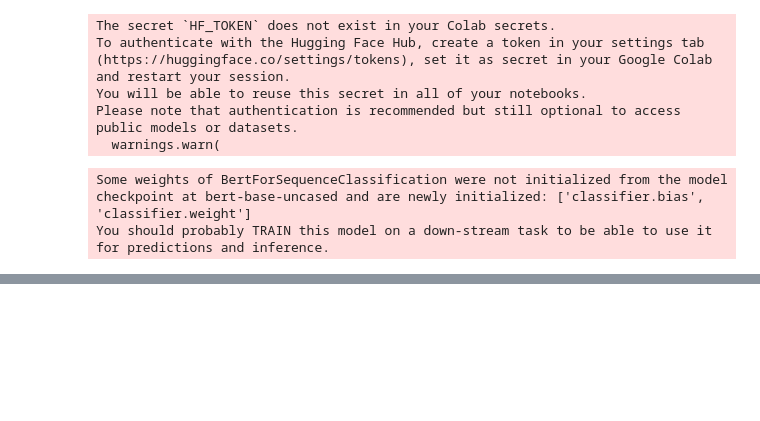
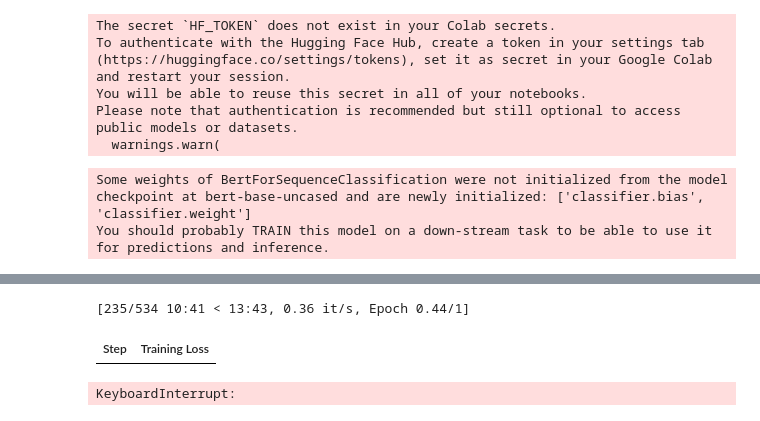
Before and after one commit to shown5/HandsOnLLM, a Jupyter notebook: chap11_fine_tuning_BERT.ipynb, the cells around one changed output, grey strips where cells are left out. Saved outputs shown, nothing was run; the diff lists cells and outputs as text; code cells hidden in the pictures; blank space fills up the shorter version.

```diff
--- a/chap11_fine_tuning_BERT.ipynb
+++ b/chap11_fine_tuning_BERT.ipynb
@@ -77,0 +90,5 @@ trainer = Trainer(
+# %%
+model = AutoModelForSequenceClassification.from_pretrained(
+    model_id, num_labels=2
+)
+tokenizer = AutoTokenizer.from_pretrained(model_id)
@@ -77,0 +127,18 @@ trainer = Trainer(
+# %%
+from transformers import TrainingArguments, Trainer
+
+# 学習プロセスを実行するTrainer
+trainer = Trainer(
+    model=model,
+    args=training_args,
+    train_dataset=tokenized_train,
+    eval_dataset=tokenized_test,
+    tokenizer=tokenizer,
+    data_collator=data_collator,
+    compute_metrics=compute_metrics
+)
+trainer.train()
+# %% [output]
+[235/534 10:41 < 13:43, 0.36 it/s, Epoch 0.44/1]
+| Step | Training Loss |
+KeyboardInterrupt:
```
Also changed, not shown: parts of 9 cells of this notebook.
